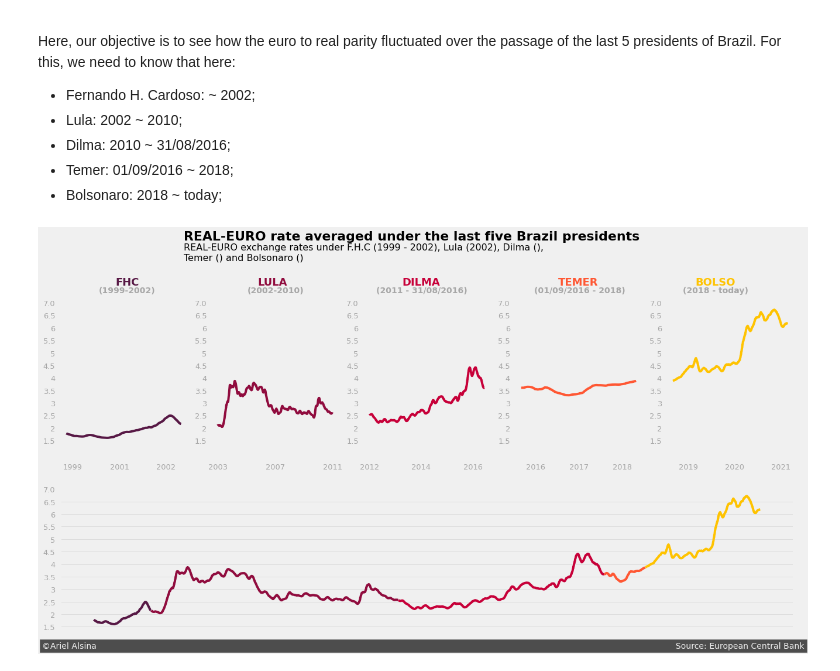
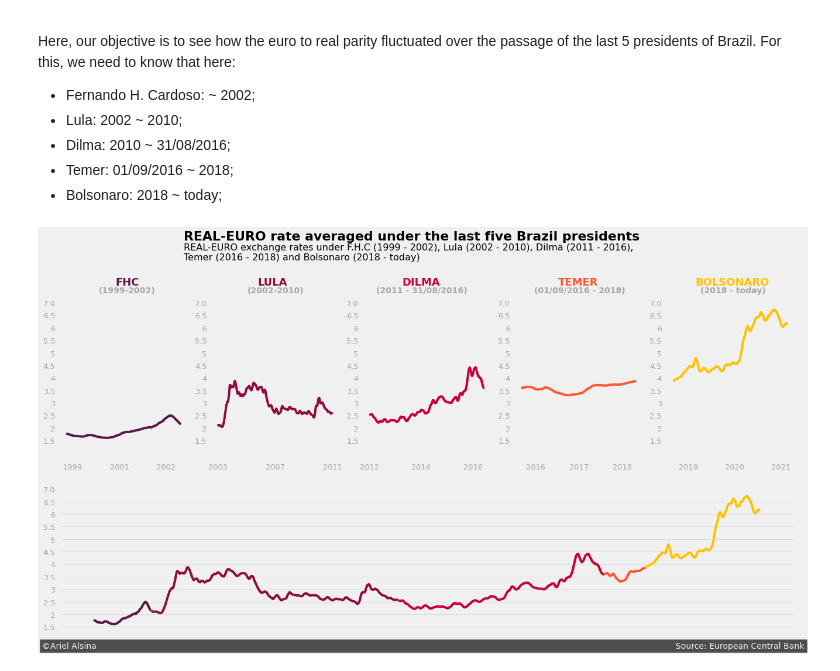
Before and after one commit to Cogitus/A-brief-walkthrough-on-data-story-telling, a Jupyter notebook: data_story_telling.ipynb, the cells around one changed output. Saved outputs shown, nothing was run; the diff lists cells and outputs as text; code cells hidden in the pictures.

Commit message:
story telling of dollar by euro finished

```diff
--- a/data_story_telling.ipynb
+++ b/data_story_telling.ipynb
@@ -338,36 +338,35 @@ ax_dilma.text(14750.0, 7.4, '(2011 - 31/08/2016)', weight='bold', alpha=0.3)
 
 #plotting for Temer
 ax_temer.plot(temer['Time'], temer['rolling_mean'], color='#FF5733')
 ax_temer.set_xticklabels(['', '2016', '',  '', '2017', '', '', '2018'], alpha=0.3)
 ax_temer.text(17200.0, 7.7, 'TEMER', fontsize=18, weight='bold', color='#FF5733')
 ax_temer.text(17100.0, 7.4, '(01/09/2016 - 2018)', weight='bold', alpha=0.3)
 
 #plotting for Bolsonaro
 ax_bozo.plot(bozo['Time'], bozo['rolling_mean'], color='#FFC300')
 ax_bozo.set_xticklabels(['', '2019', '', '', '2020', '', '', '2021'], alpha=0.3)
-ax_bozo.text(17800.0, 7.7, 'BOLSO', fontsize=18, weight='bold', color='#FFC300')
-ax_bozo.text(17650.0, 7.4, '(2018 - today)', weight='bold', alpha=0.3)
+ax_bozo.text(17800.0, 7.7, 'BOLSONARO', fontsize=18, weight='bold', color='#FFC300')
+ax_bozo.text(17860.0, 7.4, '(2018 - today)', weight='bold', alpha=0.3)
 
 # plotting for all presidents together
 ax_all.plot(fhc['Time'], fhc['rolling_mean'], color='#571845')
 ax_all.plot(lula['Time'], lula['rolling_mean'], color='#900C3E')
 ax_all.plot(dilma['Time'], dilma['rolling_mean'], color='#C70039')
 ax_all.plot(temer['Time'], temer['rolling_mean'], color='#FF5733')
 ax_all.plot(bozo['Time'], bozo['rolling_mean'], color='#FFC300')
 ax_all.grid(alpha=0.5)
 ax_all.set_xticks([])
 
 # title and subtile being added
 ax_fhc.text(11700.0, 9.5, 'REAL-EURO rate averaged under the last five Brazil presidents', fontsize=22, weight='bold')
-ax_fhc.text(11700.0, 8.7, '''REAL-EURO exchange rates under F.H.C (1999 - 2002), Lula (2002), Dilma (),
-Temer () and Bolsonaro ()''',fontsize=16)
+ax_fhc.text(11700.0, 8.7, '''REAL-EURO exchange rates under F.H.C (1999 - 2002), Lula (2002 - 2010), Dilma (2011 - 2016),
+Temer (2016 - 2018) and Bolsonaro (2018 - today)''',fontsize=16)
 
 # adding the signature
 ax_all.text(10400.0, 0.65, '©Ariel Alsina' + ' '*220 + 'Source: European Central Bank',
         color = '#f0f0f0', backgroundcolor = '#4d4d4d',
         size=14)
 
-
 plt.show()
 # %% [output]
-[figure, old version]
+[figure, new version]
```
Also changed, not shown: parts of 7 cells of this notebook, 2 other files.
